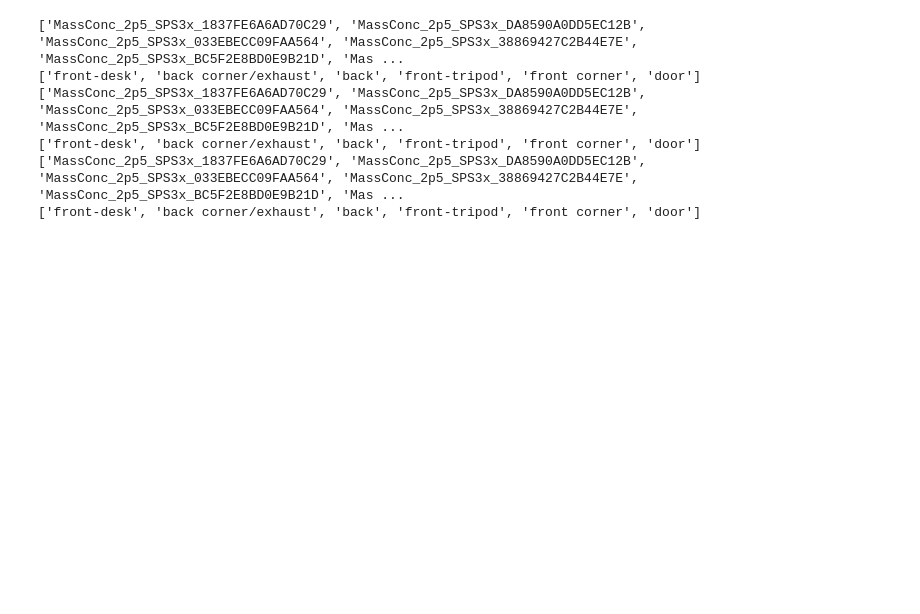
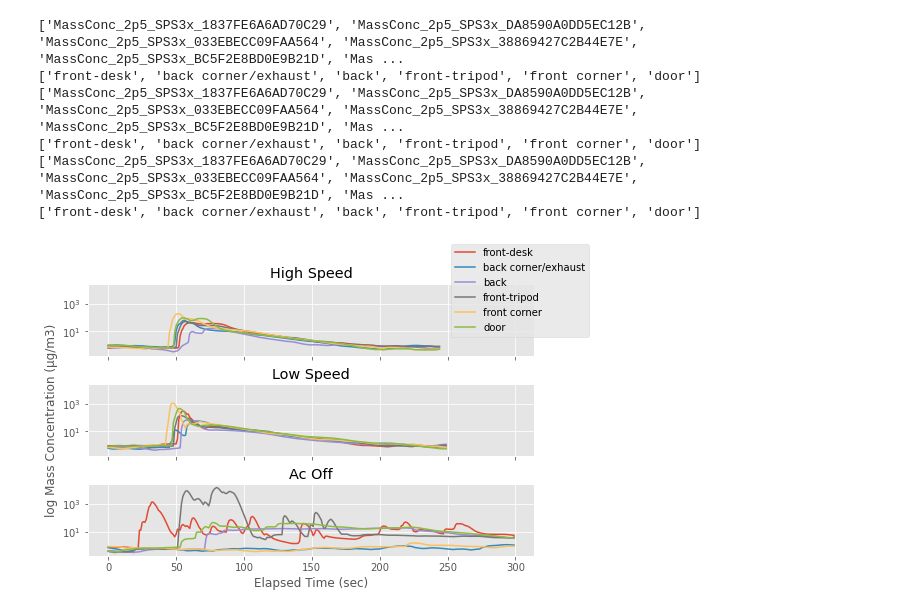
Before and after one commit to ZixinMa27/DSC180-Aerosol-Flow-Modeling-and-Simulation-in-a-Classroom-with-Mobile-Sensors, a Jupyter notebook: test-run.ipynb, the cells around one changed output. Drawn from its saved outputs; the diff is of its cells as text; code cells hidden in the pictures; blank space fills up the shorter version.

```diff
--- a/test-run.ipynb
+++ b/test-run.ipynb
@@ -23,17 +23,18 @@ df_noac = read_pm(file_paths_noac)
 # %%
 data_list = [ {'df': df_high, 'timestamp':215, 'interval':245, 'label': 'High Speed'},
              #{'df': df_med, 'timestamp':30, 'interval':250, 'label': 'Medium Speed'},
               {'df': df_low, 'timestamp':300, 'interval':250, 'label': 'Low Speed'},
                {'df': df_noac, 'timestamp':50, 'interval':300, 'label': 'Ac Off'},]
 
-plot_events_subplot(data_list, plot_backend ="ploty")
+plot_events_subplot(data_list)
 # %% [output]
 ['MassConc_2p5_SPS3x_1837FE6A6AD70C29', 'MassConc_2p5_SPS3x_DA8590A0DD5EC12B', 'MassConc_2p5_SPS3x_033EBECC09FAA564', 'MassConc_2p5_SPS3x_38869427C2B44E7E', 'MassConc_2p5_SPS3x_BC5F2E8BD0E9B21D', 'Mas ...
 ['front-desk', 'back corner/exhaust', 'back', 'front-tripod', 'front corner', 'door']
 ['MassConc_2p5_SPS3x_1837FE6A6AD70C29', 'MassConc_2p5_SPS3x_DA8590A0DD5EC12B', 'MassConc_2p5_SPS3x_033EBECC09FAA564', 'MassConc_2p5_SPS3x_38869427C2B44E7E', 'MassConc_2p5_SPS3x_BC5F2E8BD0E9B21D', 'Mas ...
 ['front-desk', 'back corner/exhaust', 'back', 'front-tripod', 'front corner', 'door']
 ['MassConc_2p5_SPS3x_1837FE6A6AD70C29', 'MassConc_2p5_SPS3x_DA8590A0DD5EC12B', 'MassConc_2p5_SPS3x_033EBECC09FAA564', 'MassConc_2p5_SPS3x_38869427C2B44E7E', 'MassConc_2p5_SPS3x_BC5F2E8BD0E9B21D', 'Mas ...
 ['front-desk', 'back corner/exhaust', 'back', 'front-tripod', 'front corner', 'door']
+[figure, added]
 # %%
 ploty_event(df_low, PM_size = "10p", timestamp=300, interval=200, trial="low_speed")
 ploty_event(df_med, PM_size = "10p",timestamp=30, interval=200, trial='medium_speed')
```
Also changed, not shown: parts of 1 cell of this notebook, 5 other files.
